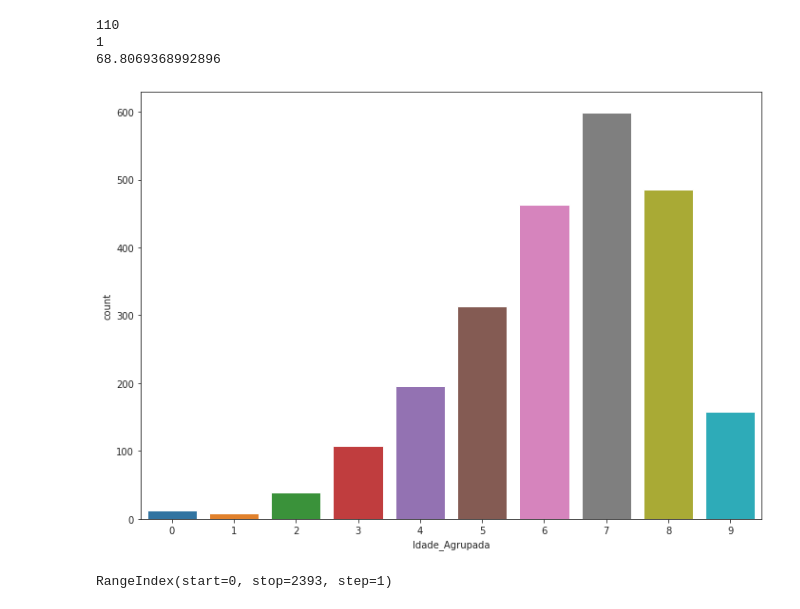
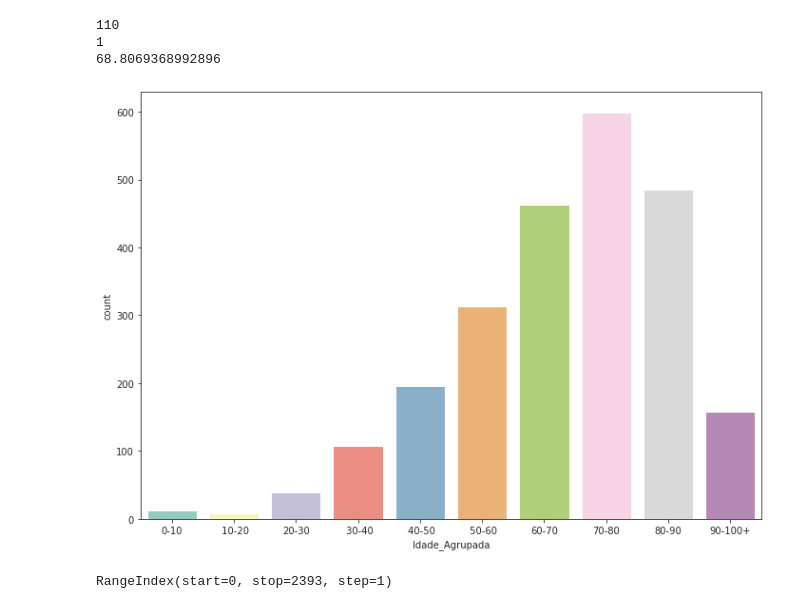
Before and after one commit to ruancastro/Dashboard_Analise_COVID19_JP_PB, a Jupyter notebook: main.ipynb, the cells around one changed output. Saved outputs shown, nothing was run; the diff lists cells and outputs as text; code cells hidden in the pictures.

Commit message:
alteracao nos plots

```diff
--- a/main.ipynb
+++ b/main.ipynb
@@ -42,5 +42,5 @@ df_death = pd.read_csv('data/df_mortes.csv')
 # %%
-df_death = pd.read_csv('data/df_mortes.csv')
+df_death = pd.read_csv('data/csv_files/df_mortes.csv')
 # %%
 df_death[df_death['Município de Residência'] == 'João Pessoa']
 df_death.drop('Município de Residência',axis=1,inplace=True)
@@ -235,18 +235,16 @@ print(df_death.nova_idade.mean())
 1
 68.8069368992896
 # %%
-df_death['Idade_Agrupada'] = pd.cut(df_death['nova_idade'], bins=[0, 10, 20, 30, 40, 50, 60, 70,80,90,100], labels=range(10)).ravel()
+# df_death['Idade_Agrupada'] = pd.cut(df_death['nova_idade'], bins=[0, 10, 20, 30, 40, 50, 60, 70,80,90,100], labels=range(10)).ravel()
+
+df_death['Idade_Agrupada'] = pd.cut(df_death['nova_idade'], bins=[0, 10, 20, 30, 40, 50, 60, 70,80,90,100], labels=["0-10"," 10-20", "20-30"," 30-40"," 40-50"," 50-60", "60-70", "70-80","80-90","90-100+",])
 # %%
 sns.set_style('ticks')
 fig, ax = plt.subplots()
 fig.set_size_inches(11.7, 8.27)
-sns.countplot(x='Idade_Agrupada', data=df_death);
-
-# 0 : 0 - 10
-# 1 : 10 - 20
-# ...
+sns.countplot(x='Idade_Agrupada', data=df_death,palette = "Set3");
 # %% [output]
-[figure, old version]
+[figure, new version]
 # %%
 df_death['Doenças preexistentes'].value_counts()
 df_death.index
```
Also changed, not shown: parts of 3 cells of this notebook, 2 other files.
